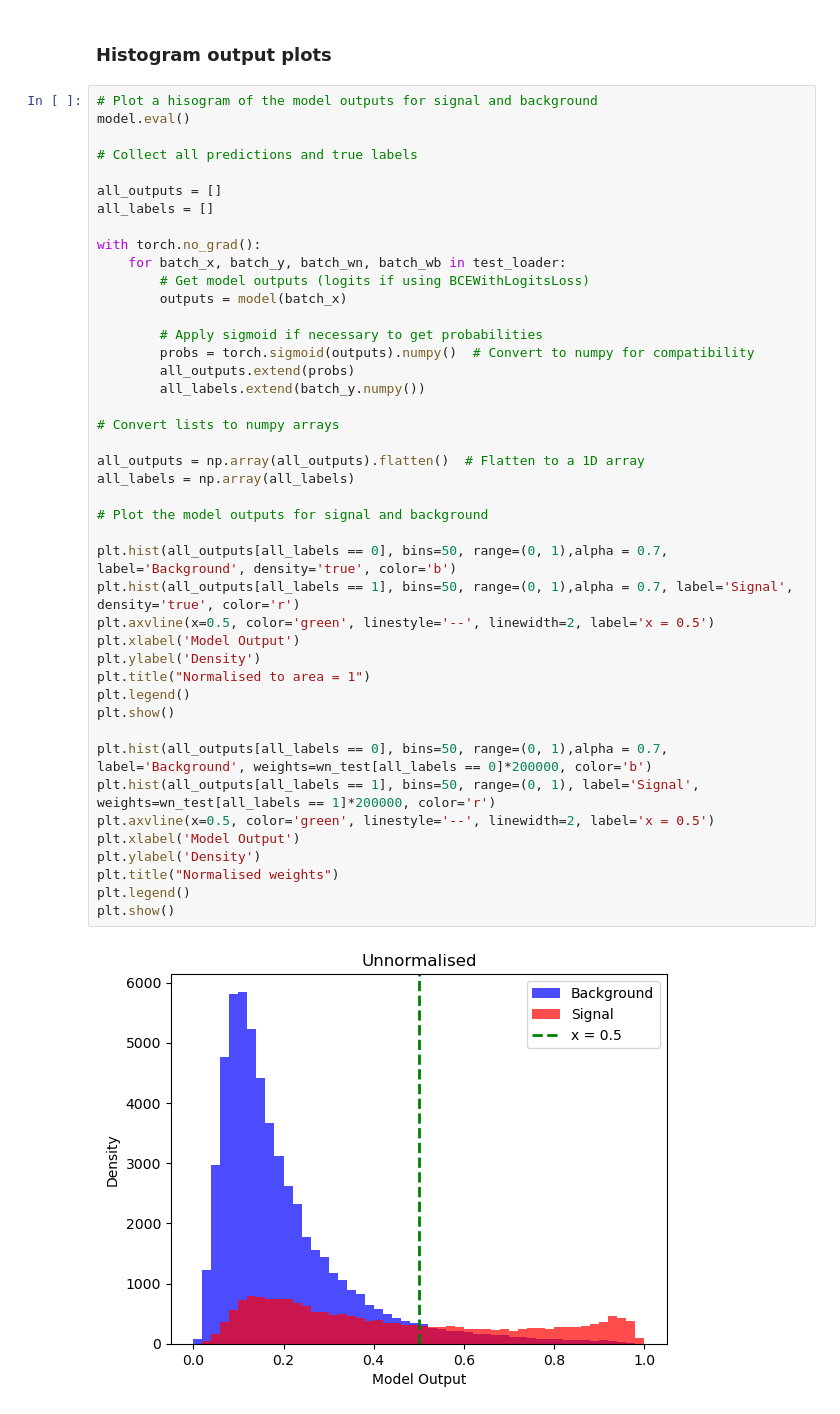
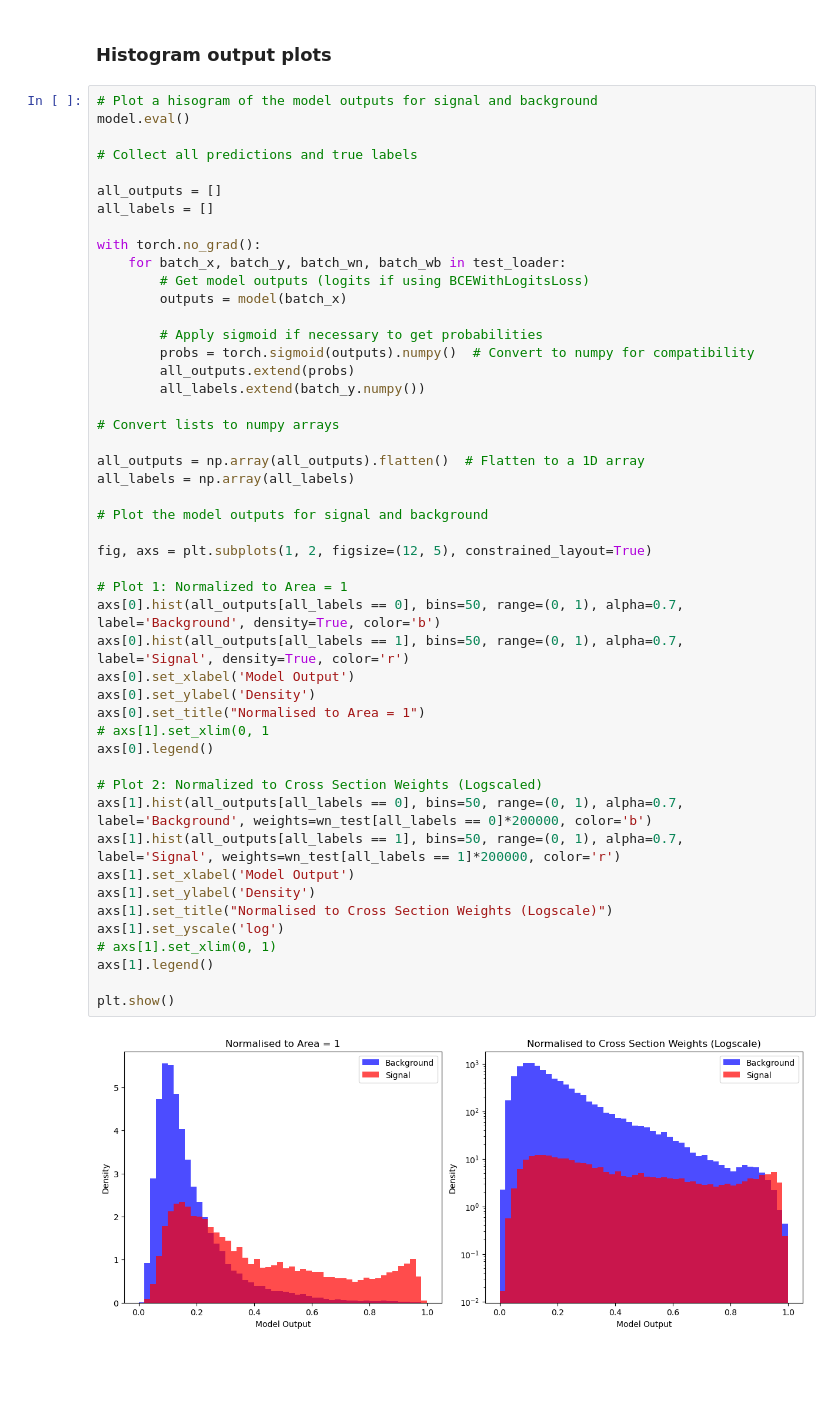
Before and after one commit to inigostibbe/msciproject, a Jupyter notebook: pytorch.ipynb, the cells around one changed output. Saved outputs shown, nothing was run; the diff lists cells and outputs as text; blank space fills up the shorter version.

```diff
--- a/pytorch.ipynb
+++ b/pytorch.ipynb
@@ -297,45 +280,50 @@ Estimated Total Size (MB): 0.09
 # %%
 # Plot a hisogram of the model outputs for signal and background
 model.eval()
 
 # Collect all predictions and true labels
 
 all_outputs = []
 all_labels = []
 
 with torch.no_grad():
     for batch_x, batch_y, batch_wn, batch_wb in test_loader:
         # Get model outputs (logits if using BCEWithLogitsLoss)
         outputs = model(batch_x)
 
         # Apply sigmoid if necessary to get probabilities
         probs = torch.sigmoid(outputs).numpy()  # Convert to numpy for compatibility
         all_outputs.extend(probs)
         all_labels.extend(batch_y.numpy())
 
 # Convert lists to numpy arrays
 
 all_outputs = np.array(all_outputs).flatten()  # Flatten to a 1D array
 all_labels = np.array(all_labels)
 
 # Plot the model outputs for signal and background
 
-plt.hist(all_outputs[all_labels == 0], bins=50, range=(0, 1),alpha = 0.7, label='Background', density='true', color='b')
-plt.hist(all_outputs[all_labels == 1], bins=50, range=(0, 1),alpha = 0.7, label='Signal', density='true', color='r')
-plt.axvline(x=0.5, color='green', linestyle='--', linewidth=2, label='x = 0.5')
-plt.xlabel('Model Output')
-plt.ylabel('Density')
-plt.title("Normalised to area = 1")
-plt.legend()
+fig, axs = plt.subplots(1, 2, figsize=(12, 5), constrained_layout=True)
+
+# Plot 1: Normalized to Area = 1
+axs[0].hist(all_outputs[all_labels == 0], bins=50, range=(0, 1), alpha=0.7, label='Background', density=True, color='b')
+axs[0].hist(all_outputs[all_labels == 1], bins=50, range=(0, 1), alpha=0.7, label='Signal', density=True, color='r')
+axs[0].set_xlabel('Model Output')
+axs[0].set_ylabel('Density')
+axs[0].set_title("Normalised to Area = 1")
+# axs[1].set_xlim(0, 1
+axs[0].legend()
+
+# Plot 2: Normalized to Cross Section Weights (Logscaled)
+axs[1].hist(all_outputs[all_labels == 0], bins=50, range=(0, 1), alpha=0.7, label='Background', weights=wn_test[all_labels == 0]*200000, color='b')
+axs[1].hist(all_outputs[all_labels == 1], bins=50, range=(0, 1), alpha=0.7, label='Signal', weights=wn_test[all_labels == 1]*200000, color='r')
+axs[1].set_xlabel('Model Output')
+axs[1].set_ylabel('Density')
+axs[1].set_title("Normalised to Cross Section Weights (Logscale)")
+axs[1].set_yscale('log')
+# axs[1].set_xlim(0, 1)
+axs[1].legend()
+
 plt.show()
-
-plt.hist(all_outputs[all_labels == 0], bins=50, range=(0, 1),alpha = 0.7, label='Background', weights=wn_test[all_labels == 0]*200000, color='b')
-plt.hist(all_outputs[all_labels == 1], bins=50, range=(0, 1), label='Signal',  weights=wn_test[all_labels == 1]*200000, color='r')
-plt.axvline(x=0.5, color='green', linestyle='--', linewidth=2, label='x = 0.5')
-plt.xlabel('Model Output')
-plt.ylabel('Density')
-plt.title("Normalised weights")
-plt.legend()
-plt.show()
 # %% [output]
-[figure, old version]
+[figure, new version]
```
Also changed, not shown: parts of 12 cells of this notebook, 2 other files.
